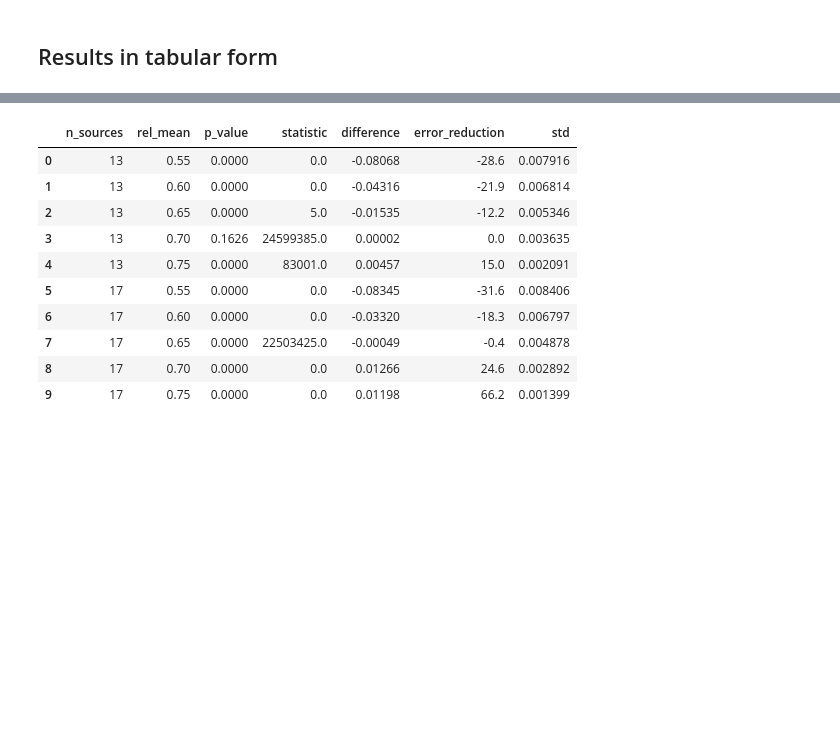
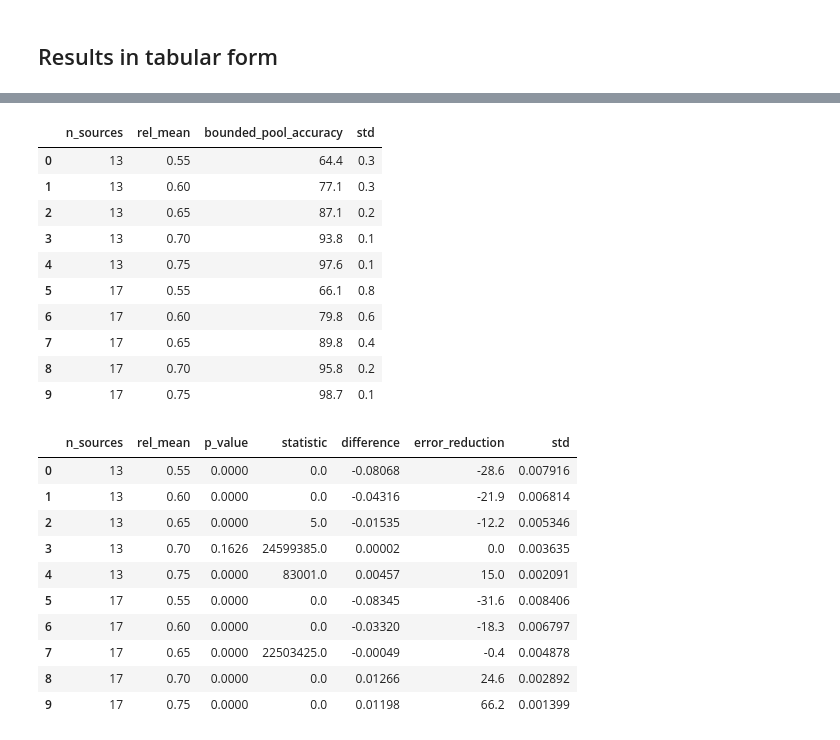
Before and after one commit to HeinDuijf/DiversityAbility, a Jupyter notebook: DataAnalysis.ipynb, the cells around one changed output, grey strips where cells are left out. Saved outputs shown, nothing was run; the diff lists cells and outputs as text; code cells hidden in the pictures; blank space fills up the shorter version.

```diff
--- a/DataAnalysis.ipynb
+++ b/DataAnalysis.ipynb
@@ -42,3 +51,17 @@ produce_df(outcome="pool_accuracy", team_type="diverse")
+# %%
+produce_df(outcome="bounded_pool_accuracy", team_type="diverse")
+# %% [output]
+|  | n_sources | rel_mean | bounded_pool_accuracy | std |
+| 0 | 13 | 0.55 | 64.4 | 0.3 |
+| 1 | 13 | 0.60 | 77.1 | 0.3 |
+| 2 | 13 | 0.65 | 87.1 | 0.2 |
+| 3 | 13 | 0.70 | 93.8 | 0.1 |
+| 4 | 13 | 0.75 | 97.6 | 0.1 |
+| 5 | 17 | 0.55 | 66.1 | 0.8 |
+| 6 | 17 | 0.60 | 79.8 | 0.6 |
+| 7 | 17 | 0.65 | 89.8 | 0.4 |
+| 8 | 17 | 0.70 | 95.8 | 0.2 |
+| 9 | 17 | 0.75 | 98.7 | 0.1 |
 # %%
 produce_df_1samp("accuracy", n_decimals=5)
 # %% [output]
```
Also changed, not shown: parts of 9 cells of this notebook.
